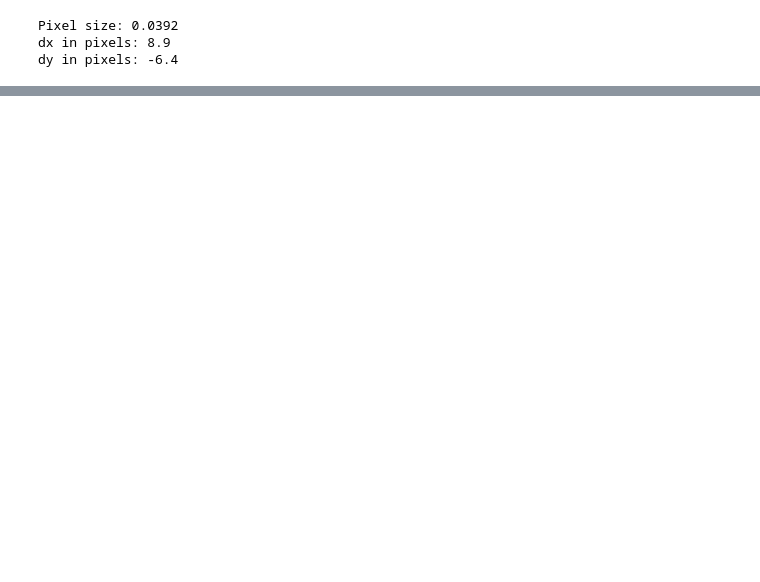
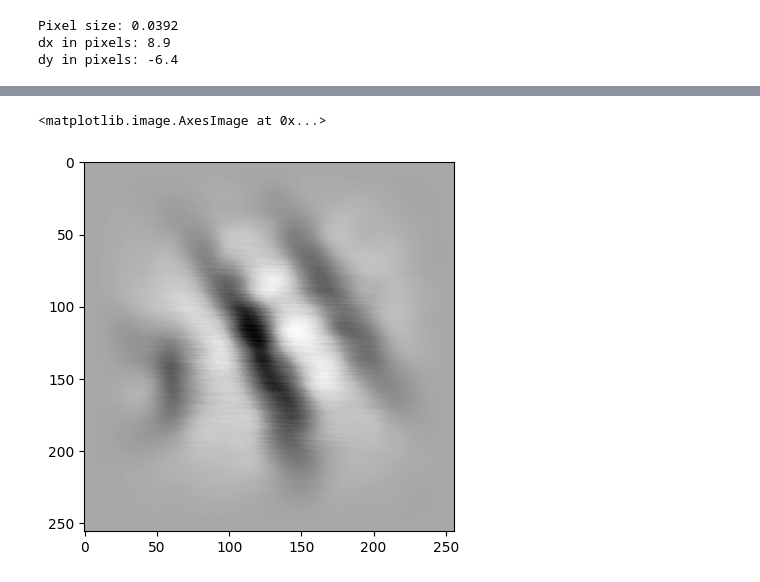
Before and after one commit to ConnorV97/Ko_Group_Software_Apps, a Jupyter notebook: Python Codes/Test_Files/Data_Analysis/FFT 2D Lattice Simulations.ipynb, the cells around one changed output, grey strips where cells are left out. Cells and saved outputs as stored; diff of their text form; code cells hidden in the pictures; blank space fills up the shorter version.

```diff
--- a/Python Codes/Test_Files/Data_Analysis/FFT 2D Lattice Simulations.ipynb
+++ b/Python Codes/Test_Files/Data_Analysis/FFT 2D Lattice Simulations.ipynb
@@ -355,0 +391,10 @@ plt.imshow(np.abs(np.fft.fftshift(cross)), cmap = "viridis")
+# %%
+h_z, w_z = z_array_1.shape
+window = np.outer(np.hanning(h_z), np.hanning(w_z))
+window_z_1= window*flat_z_1
+window_z_2 = window *flat_z_2
+
+plt.imshow(window_z_1, cmap = "Greys")
+# %% [output]
+<matplotlib.image.AxesImage at 0x...>
+[figure, added]
```
Also changed, not shown: parts of 23 cells of this notebook, 1 other file.
